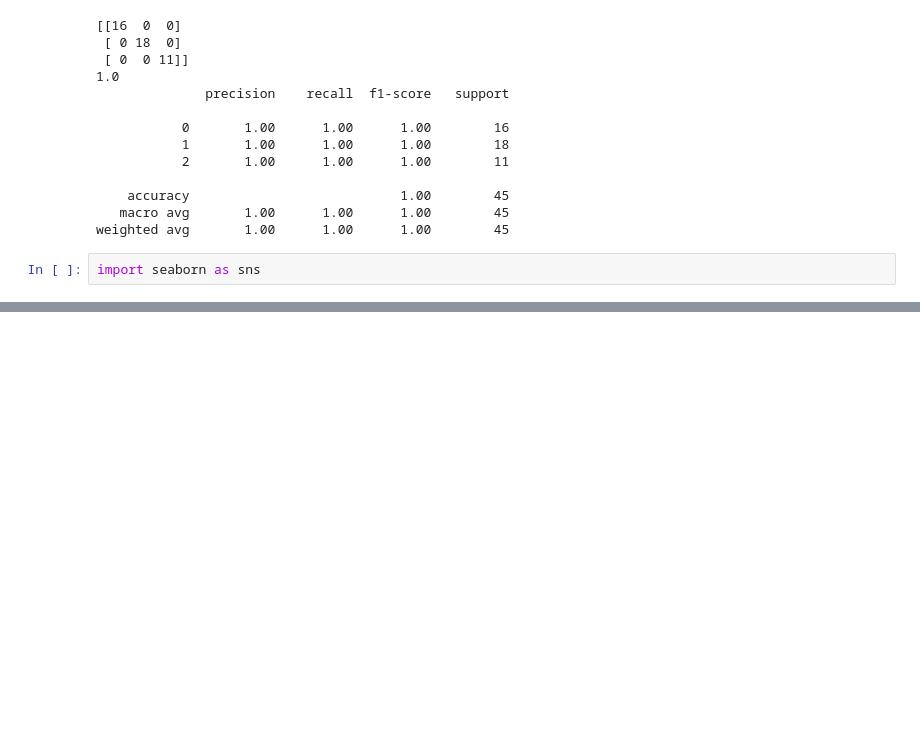
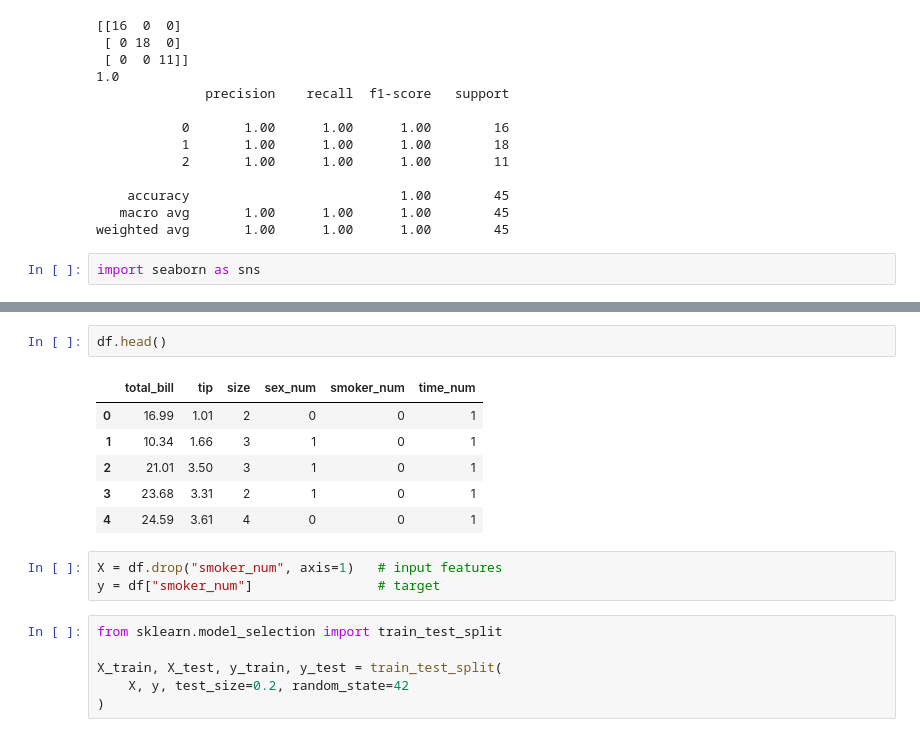
Before and after one commit to devsar27/NUMPY-YT, a Jupyter notebook: ML/Naive Bayes/3.0-Naive+Bayes+Implementation.ipynb, the cells around one changed output, grey strips where cells are left out. Drawn from its saved outputs; the diff is of its cells as text; blank space fills up the shorter version.

```diff
--- a/ML/Naive Bayes/3.0-Naive+Bayes+Implementation.ipynb
+++ b/ML/Naive Bayes/3.0-Naive+Bayes+Implementation.ipynb
@@ -88,0 +154,18 @@ sns.load_dataset('tips')
+# %%
+df.head()
+# %% [output]
+|  | total_bill | tip | size | sex_num | smoker_num | time_num |
+| 0 | 16.99 | 1.01 | 2 | 0 | 0 | 1 |
+| 1 | 10.34 | 1.66 | 3 | 1 | 0 | 1 |
+| 2 | 21.01 | 3.50 | 3 | 1 | 0 | 1 |
+| 3 | 23.68 | 3.31 | 2 | 1 | 0 | 1 |
+| 4 | 24.59 | 3.61 | 4 | 0 | 0 | 1 |
+# %%
+X = df.drop("smoker_num", axis=1)   # input features
+y = df["smoker_num"]                # target
+# %%
+from sklearn.model_selection import train_test_split
+
+X_train, X_test, y_train, y_test = train_test_split(
+    X, y, test_size=0.2, random_state=42
+)
```
Also changed, not shown: parts of 15 cells of this notebook.
